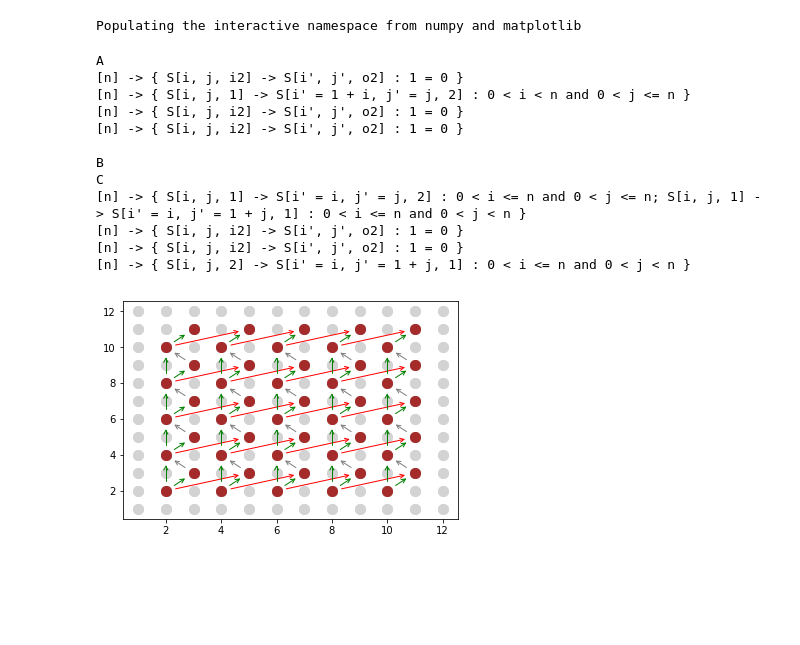
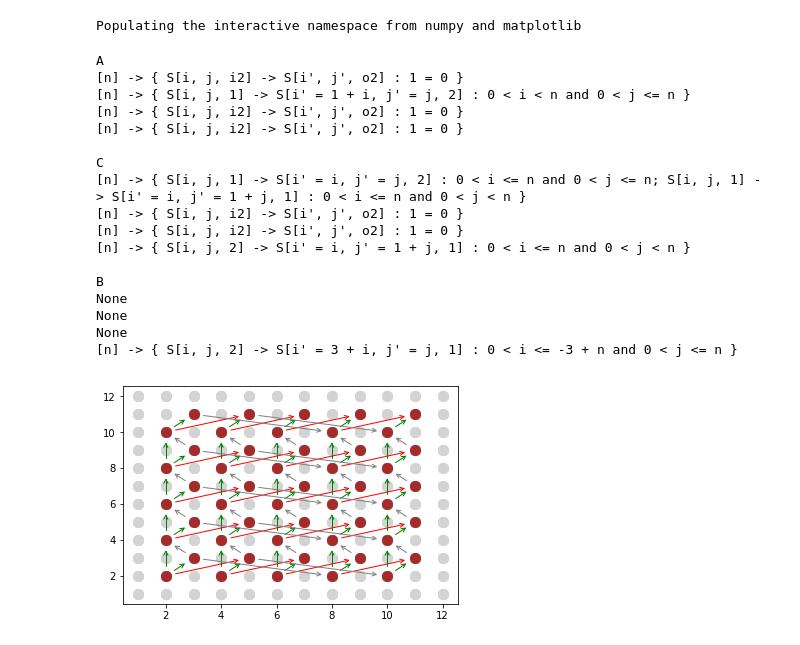
Before and after one commit to N-Coder/AbhAna, a Jupyter notebook: Übung 5/Aufgabe10.ipynb, the cells around one changed output. Saved outputs shown, nothing was run; the diff lists cells and outputs as text; code cells hidden in the pictures; blank space fills up the shorter version.

```diff
--- a/Übung 5/Aufgabe10.ipynb
+++ b/Übung 5/Aufgabe10.ipynb
@@ -61,7 +61,7 @@ domain = Set("[n] -> { S[i,j,s] : 1 <= s <= 2 and 1 <= i <= n and 1 <= j <= n }"
 trafo = Map("{ S[i,j,s] -> S[2*i+s-1, 2*j+s-1] }")
 writes = {
 	"A" : Map("{ S[i,j,2] -> A[i,j] }"),
-	"B" : Map("{ : }"),
+	"B" : None,
 	"C" : Map("{ S[i,j,1] -> C[i,j] }")
 }
 reads = {
@@ -72,33 +72,41 @@ reads = {
 # %%
 # compute dependences
 o_sched = domain.identity()
 for k in writes:
     print(k)
-    if k =="B": continue # FIXME doesn't work with empty set
 
-    flow = writes[k].apply_range(reads[k].reverse()).intersect(o_sched.lex_lt_map(o_sched))
-    anti = reads[k].apply_range(writes[k].reverse()).intersect(o_sched.lex_lt_map(o_sched))
-    out = writes[k].apply_range(writes[k].reverse()).intersect(o_sched.lex_lt_map(o_sched))
-    inp = reads[k].apply_range(reads[k].reverse()).intersect(o_sched.lex_lt_map(o_sched))
+    flow = writes[k].apply_range(reads[k].reverse()).intersect(o_sched.lex_lt_map(o_sched)) \
+        if writes[k] and reads[k] else None
+    anti = reads[k].apply_range(writes[k].reverse()).intersect(o_sched.lex_lt_map(o_sched)) \
+        if writes[k] and reads[k] else None
+    out = writes[k].apply_range(writes[k].reverse()).intersect(o_sched.lex_lt_map(o_sched)) \
+        if writes[k] else None
+    inp = reads[k].apply_range(reads[k].reverse()).intersect(o_sched.lex_lt_map(o_sched)) \
+        if reads[k] else None
 
     print(flow)
     print(anti)
     print(out)
     print(inp)
     print()
 
     plot_model(domain, flow, anti, out, inp, trafo)
 # %% [output]
 A
 [n] -> { S[i, j, i2] -> S[i', j', o2] : 1 = 0 }
 [n] -> { S[i, j, 1] -> S[i' = 1 + i, j' = j, 2] : 0 < i < n and 0 < j <= n }
 [n] -> { S[i, j, i2] -> S[i', j', o2] : 1 = 0 }
 [n] -> { S[i, j, i2] -> S[i', j', o2] : 1 = 0 }
 
-B
 C
 [n] -> { S[i, j, 1] -> S[i' = i, j' = j, 2] : 0 < i <= n and 0 < j <= n; S[i, j, 1] -> S[i' = i, j' = 1 + j, 1] : 0 < i <= n and 0 < j < n }
 [n] -> { S[i, j, i2] -> S[i', j', o2] : 1 = 0 }
 [n] -> { S[i, j, i2] -> S[i', j', o2] : 1 = 0 }
 [n] -> { S[i, j, 2] -> S[i' = i, j' = 1 + j, 1] : 0 < i <= n and 0 < j < n }
+
+B
+None
+None
+None
+[n] -> { S[i, j, 2] -> S[i' = 3 + i, j' = j, 1] : 0 < i <= -3 + n and 0 < j <= n }
-[figure, old version]
+[figure, new version]
```
